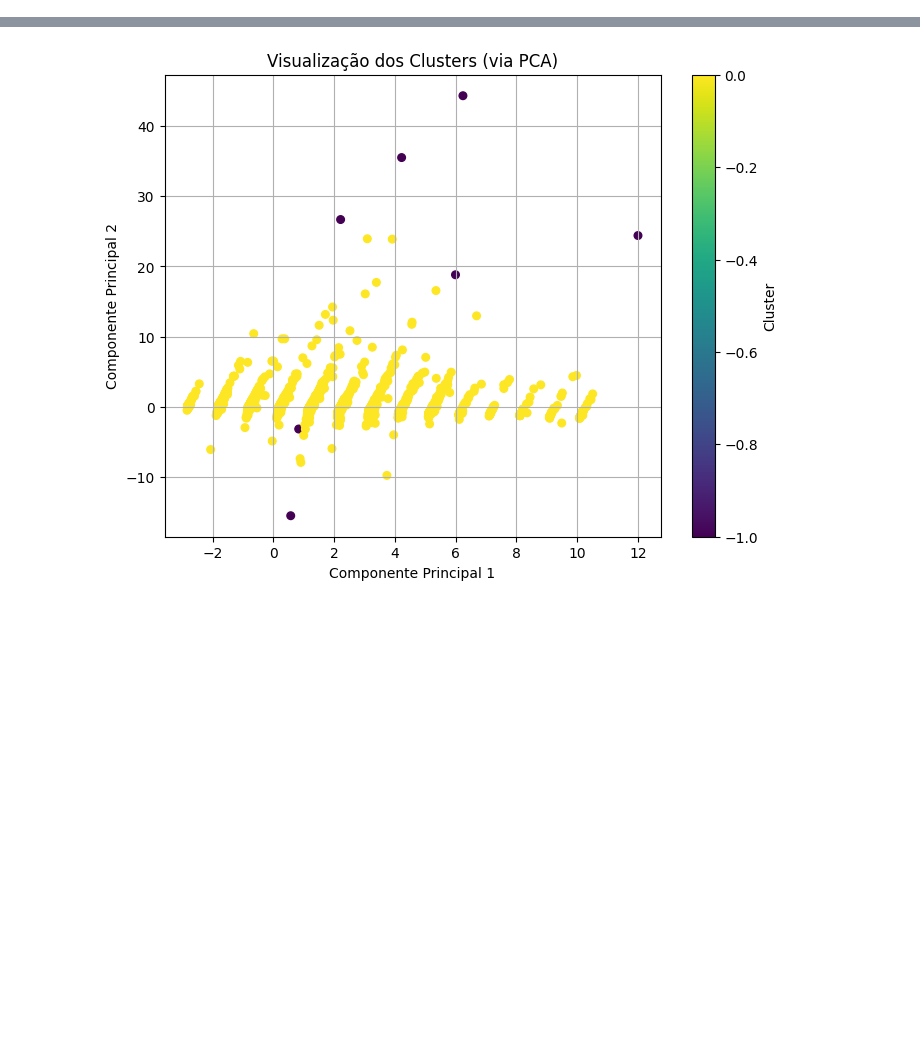
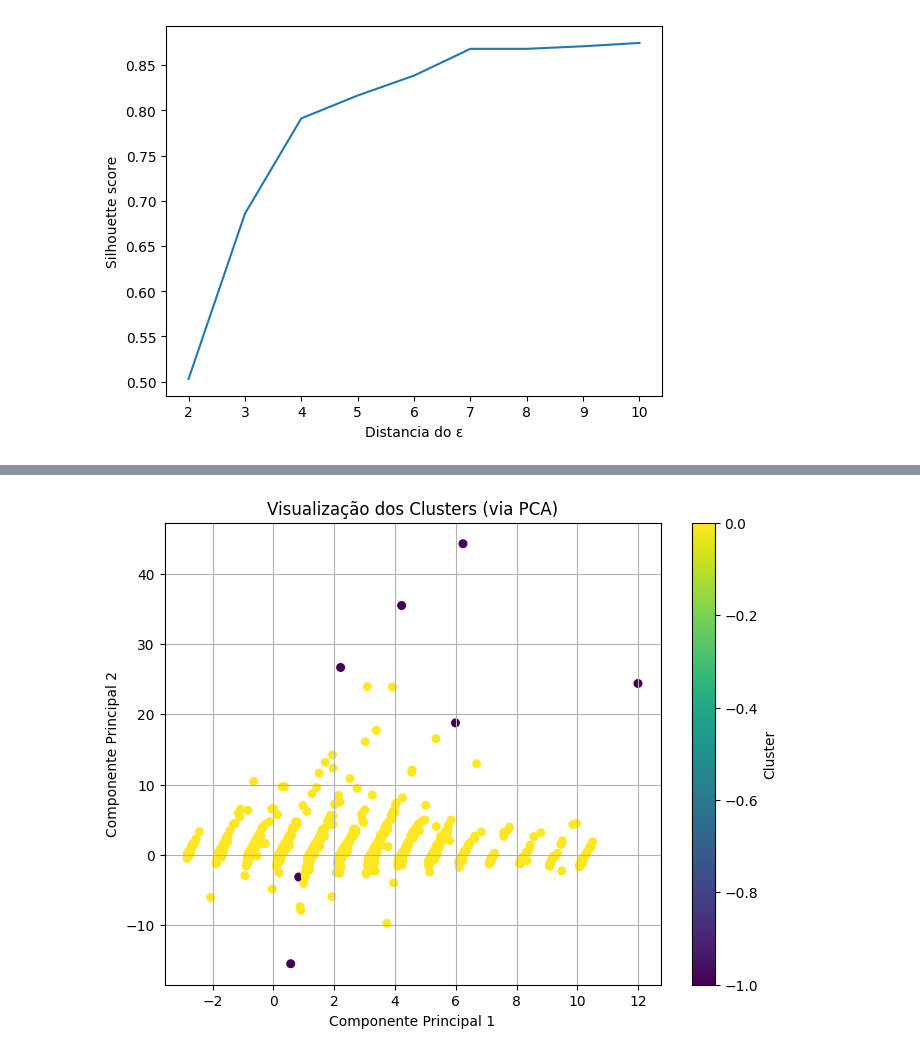
Before and after one commit to PedrocsGalindo/client_clustering, a Jupyter notebook: notebookes/DBSCAN.ipynb, the cells around one changed output, grey strips where cells are left out. Cells and saved outputs as stored; diff of their text form; code cells hidden in the pictures; blank space fills up the shorter version.

```diff
--- a/notebookes/DBSCAN.ipynb
+++ b/notebookes/DBSCAN.ipynb
@@ -26,0 +27,12 @@ data
+# %%
+scores = []
+for ep in range(2, 11):
+    clustering = DBSCAN(eps=ep, min_samples=15).fit(data)
+    score = silhouette_score(data, clustering.labels_)
+    scores.append(score)
+plt.plot(range(2, 11), scores)
+plt.xlabel('Distancia do ε')
+plt.ylabel('Silhouette score')
+plt.show()
+# %% [output]
+[figure, added]
```
Also changed, not shown: parts of 4 cells of this notebook.
